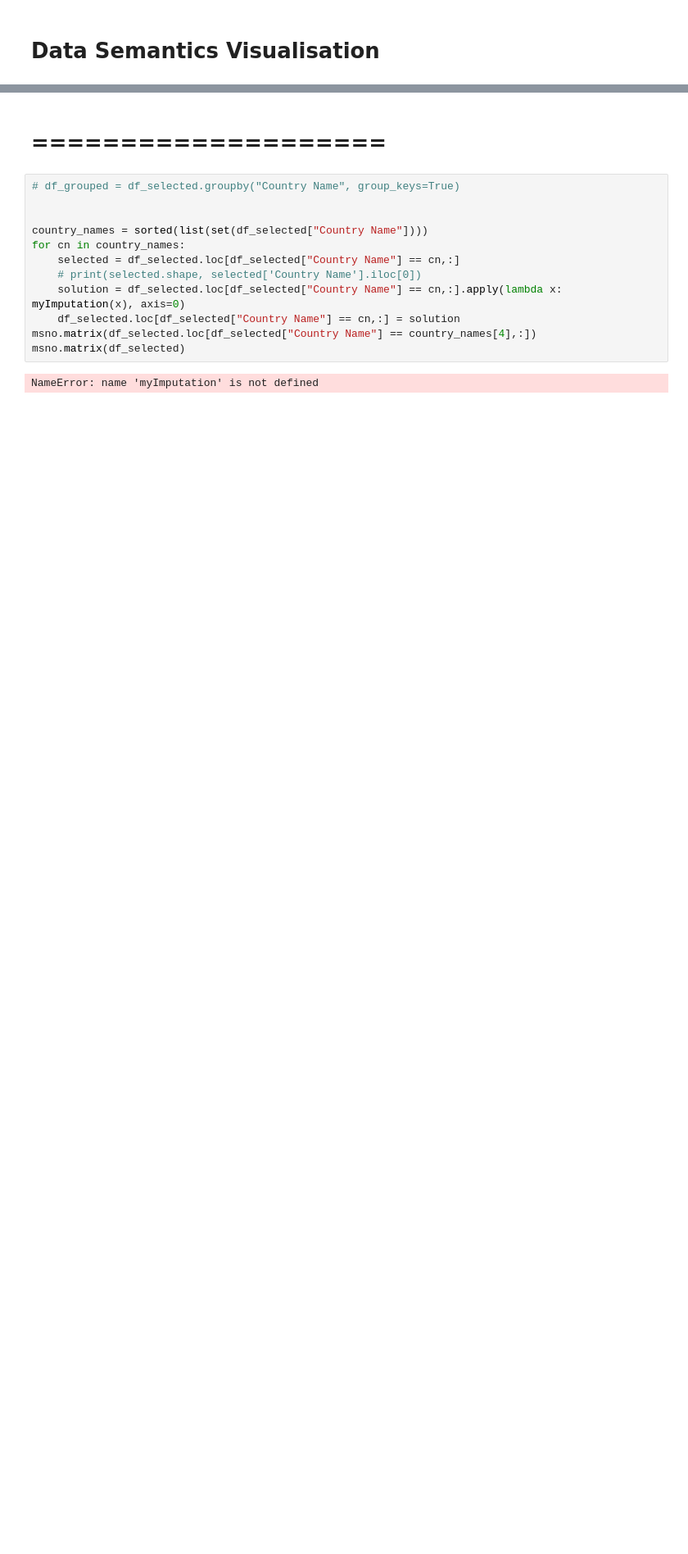
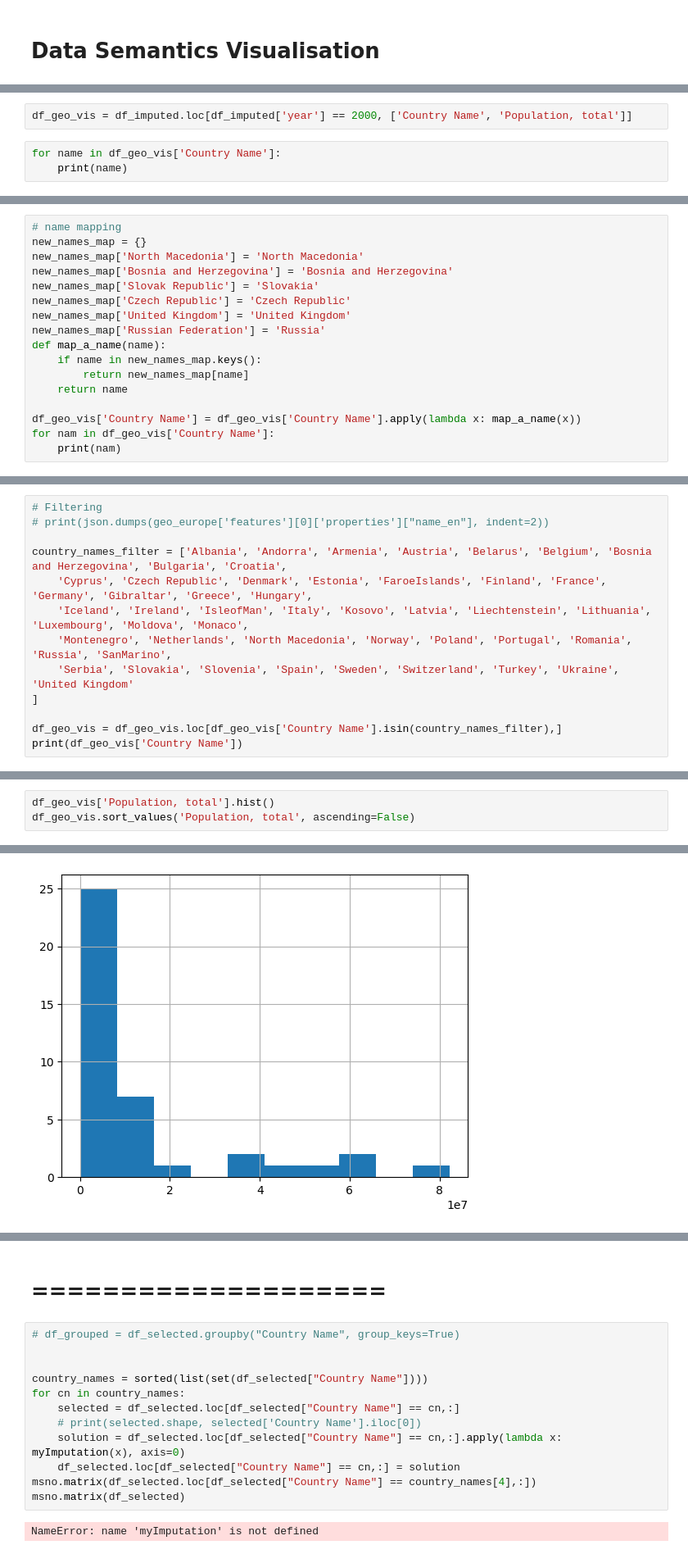
Before and after one commit to hofslu/dataVis, a Jupyter notebook: exOne/development copy 2.ipynb, the cells around one changed output, grey strips where cells are left out. Shown at 82% size. Drawn from its saved outputs; the diff is of its cells as text; blank space fills up the shorter version.

```diff
--- a/exOne/development copy 2.ipynb
+++ b/exOne/development copy 2.ipynb
@@ -206,0 +206,5 @@ geo_europe = js.load(open("./data/custom.geo.json", 'r'))
+# %%
+df_geo_vis = df_imputed.loc[df_imputed['year'] == 2000, ['Country Name', 'Population, total']]
+# %%
+for name in df_geo_vis['Country Name']:
+    print(name)
@@ -206,0 +229,17 @@ geo_europe = js.load(open("./data/custom.geo.json", 'r'))
+# %%
+# name mapping
+new_names_map = {}
+new_names_map['North Macedonia'] = 'North Macedonia'
+new_names_map['Bosnia and Herzegovina'] = 'Bosnia and Herzegovina'
+new_names_map['Slovak Republic'] = 'Slovakia'
+new_names_map['Czech Republic'] = 'Czech Republic'
+new_names_map['United Kingdom'] = 'United Kingdom'
+new_names_map['Russian Federation'] = 'Russia'
+def map_a_name(name):
+    if name in new_names_map.keys():
+        return new_names_map[name]
+    return name
+
+df_geo_vis['Country Name'] = df_geo_vis['Country Name'].apply(lambda x: map_a_name(x))
+for nam in df_geo_vis['Country Name']:
+    print(nam)
@@ -206,0 +264,13 @@ geo_europe = js.load(open("./data/custom.geo.json", 'r'))
+# %%
+# Filtering
+# print(json.dumps(geo_europe['features'][0]['properties']["name_en"], indent=2))
+
+country_names_filter = ['Albania', 'Andorra', 'Armenia', 'Austria', 'Belarus', 'Belgium', 'Bosnia and Herzegovina', 'Bulgaria', 'Croatia',
+    'Cyprus', 'Czech Republic', 'Denmark', 'Estonia', 'FaroeIslands', 'Finland', 'France', 'Germany', 'Gibraltar', 'Greece', 'Hungary',
+    'Iceland', 'Ireland', 'IsleofMan', 'Italy', 'Kosovo', 'Latvia', 'Liechtenstein', 'Lithuania', 'Luxembourg', 'Moldova', 'Monaco',
+    'Montenegro', 'Netherlands', 'North Macedonia', 'Norway', 'Poland', 'Portugal', 'Romania', 'Russia', 'SanMarino',
+    'Serbia', 'Slovakia', 'Slovenia', 'Spain', 'Sweden', 'Switzerland', 'Turkey', 'Ukraine', 'United Kingdom'
+]
+
+df_geo_vis = df_geo_vis.loc[df_geo_vis['Country Name'].isin(country_names_filter),]
+print(df_geo_vis['Country Name'])
@@ -206,0 +295,4 @@ geo_europe = js.load(open("./data/custom.geo.json", 'r'))
+# %%
+df_geo_vis['Population, total'].hist()
+df_geo_vis.sort_values('Population, total', ascending=False)
+# %% [output]
@@ -206,0 +316 @@ geo_europe = js.load(open("./data/custom.geo.json", 'r'))
+[figure, added]
```
Also changed, not shown: parts of 9 cells of this notebook, 3 other files.
